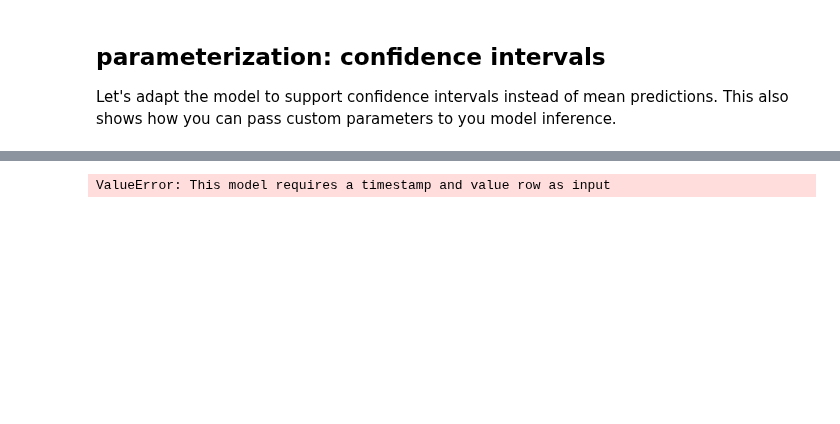
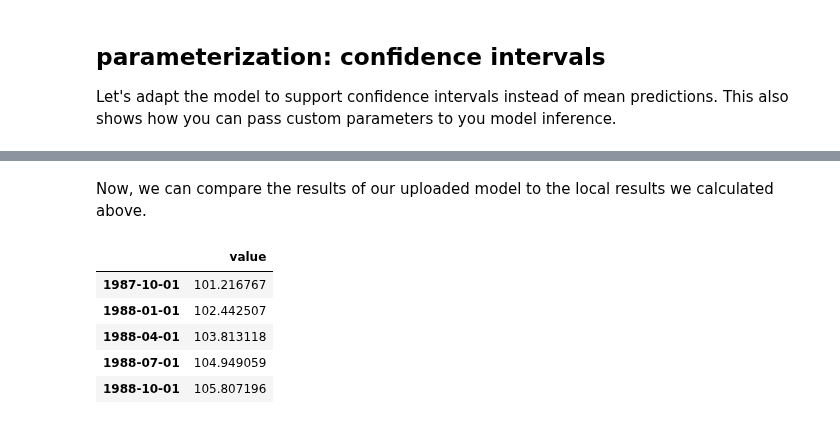
Before and after one commit to waylayio/demo-general, a Jupyter notebook: byoml/Sarima_as_custom_with_lib.ipynb, the cells around one changed output, grey strips where cells are left out. Cells and saved outputs as stored; diff of their text form; code cells hidden in the pictures; blank space fills up the shorter version.

```diff
--- a/byoml/Sarima_as_custom_with_lib.ipynb
+++ b/byoml/Sarima_as_custom_with_lib.ipynb
@@ -596,9 +466,16 @@ waylay.byoml.model.get(CI_MODEL_NAME, params={'debug': True})
  'version': '1'}
+# %% [markdown]
+Now, we can compare the results of our uploaded model to the local results we calculated above.
 # %%
 predictions = waylay.byoml.model.predict(CI_MODEL_NAME, convert_to_numpy(df_train))
-predictions_df = convert_to_pandas(predictions)
+redictions_df = convert_to_pandas(predictions, ['ci_low', 'ci_high'])
 predictions_df.head()
 # %% [output]
-ValueError: This model requires a timestamp and value row as input
+|  | value |
+| 1987-10-01 | 101.216767 |
+| 1988-01-01 | 102.442507 |
+| 1988-04-01 | 103.813118 |
+| 1988-07-01 | 104.949059 |
+| 1988-10-01 | 105.807196 |
 # %%
 # use the `body` argument to add additional parameters in a prediction request
```
Also changed, not shown: parts of 34 cells of this notebook, 11 other files.
